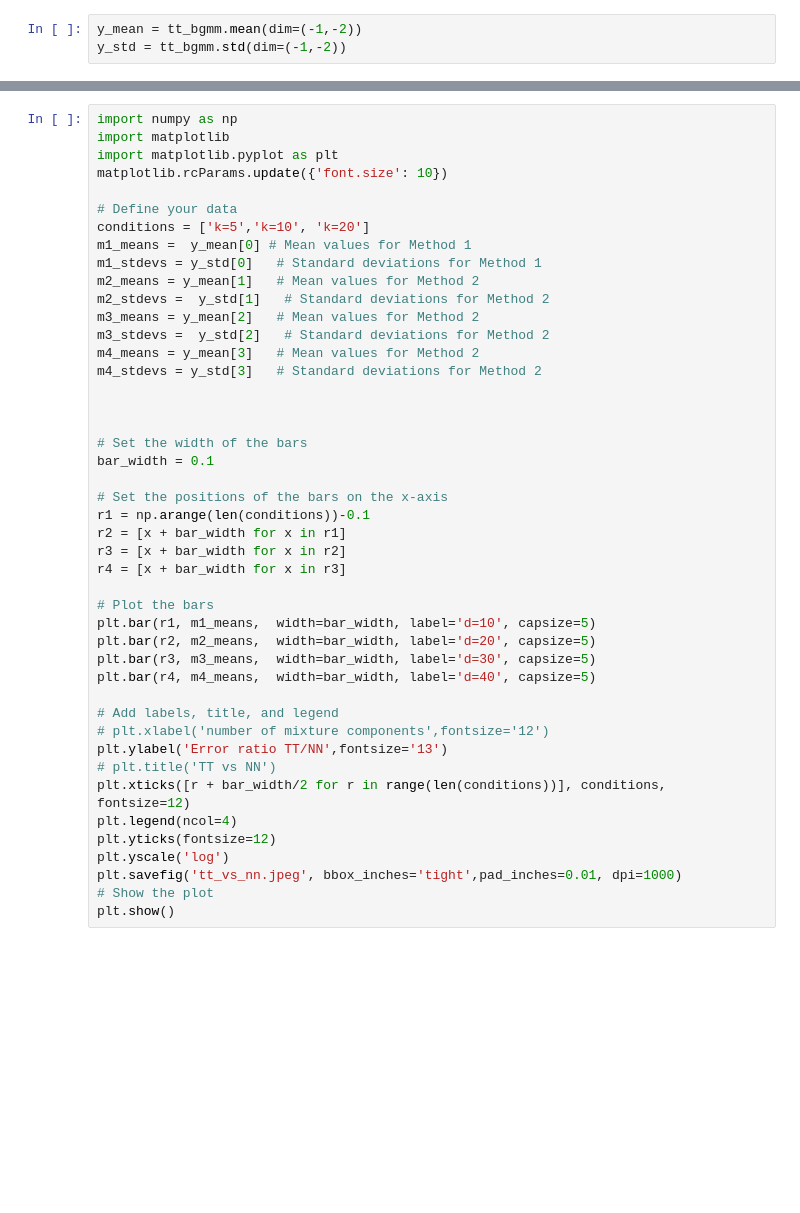
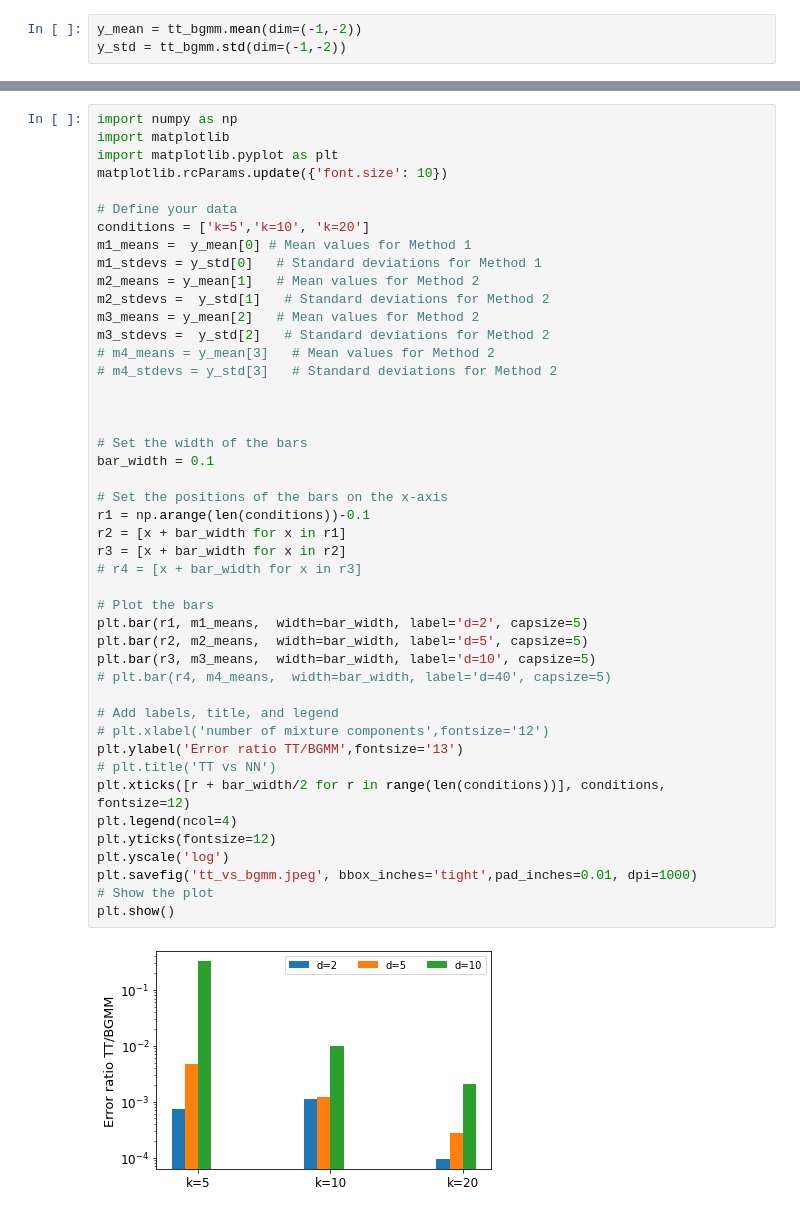
Before and after one commit to idiap/ttgo, a Jupyter notebook: tt_vs_gmm_batch.ipynb, the cells around one changed output, grey strips where cells are left out. Drawn from its saved outputs; the diff is of its cells as text; blank space fills up the shorter version.

```diff
--- a/tt_vs_gmm_batch.ipynb
+++ b/tt_vs_gmm_batch.ipynb
@@ -186,39 +198,41 @@ matplotlib.rcParams.update({'font.size': 10})
 # Define your data
 conditions = ['k=5','k=10', 'k=20']
 m1_means =  y_mean[0] # Mean values for Method 1
 m1_stdevs = y_std[0]   # Standard deviations for Method 1
 m2_means = y_mean[1]   # Mean values for Method 2
 m2_stdevs =  y_std[1]   # Standard deviations for Method 2
 m3_means = y_mean[2]   # Mean values for Method 2
 m3_stdevs =  y_std[2]   # Standard deviations for Method 2
-m4_means = y_mean[3]   # Mean values for Method 2
-m4_stdevs = y_std[3]   # Standard deviations for Method 2
+# m4_means = y_mean[3]   # Mean values for Method 2
+# m4_stdevs = y_std[3]   # Standard deviations for Method 2
 
 
 
 # Set the width of the bars
 bar_width = 0.1
 
 # Set the positions of the bars on the x-axis
 r1 = np.arange(len(conditions))-0.1
 r2 = [x + bar_width for x in r1]
 r3 = [x + bar_width for x in r2]
-r4 = [x + bar_width for x in r3]
+# r4 = [x + bar_width for x in r3]
 
 # Plot the bars
-plt.bar(r1, m1_means,  width=bar_width, label='d=10', capsize=5)
-plt.bar(r2, m2_means,  width=bar_width, label='d=20', capsize=5)
-plt.bar(r3, m3_means,  width=bar_width, label='d=30', capsize=5)
-plt.bar(r4, m4_means,  width=bar_width, label='d=40', capsize=5)
+plt.bar(r1, m1_means,  width=bar_width, label='d=2', capsize=5)
+plt.bar(r2, m2_means,  width=bar_width, label='d=5', capsize=5)
+plt.bar(r3, m3_means,  width=bar_width, label='d=10', capsize=5)
+# plt.bar(r4, m4_means,  width=bar_width, label='d=40', capsize=5)
 
 # Add labels, title, and legend
 # plt.xlabel('number of mixture components',fontsize='12')
-plt.ylabel('Error ratio TT/NN',fontsize='13')
+plt.ylabel('Error ratio TT/BGMM',fontsize='13')
 # plt.title('TT vs NN')
 plt.xticks([r + bar_width/2 for r in range(len(conditions))], conditions, fontsize=12)
 plt.legend(ncol=4)
 plt.yticks(fontsize=12)
 plt.yscale('log')
-plt.savefig('tt_vs_nn.jpeg', bbox_inches='tight',pad_inches=0.01, dpi=1000)
+plt.savefig('tt_vs_bgmm.jpeg', bbox_inches='tight',pad_inches=0.01, dpi=1000)
 # Show the plot
 plt.show()
+# %% [output]
+[figure, added]
```
Also changed, not shown: parts of 6 cells of this notebook, 1 other file.
